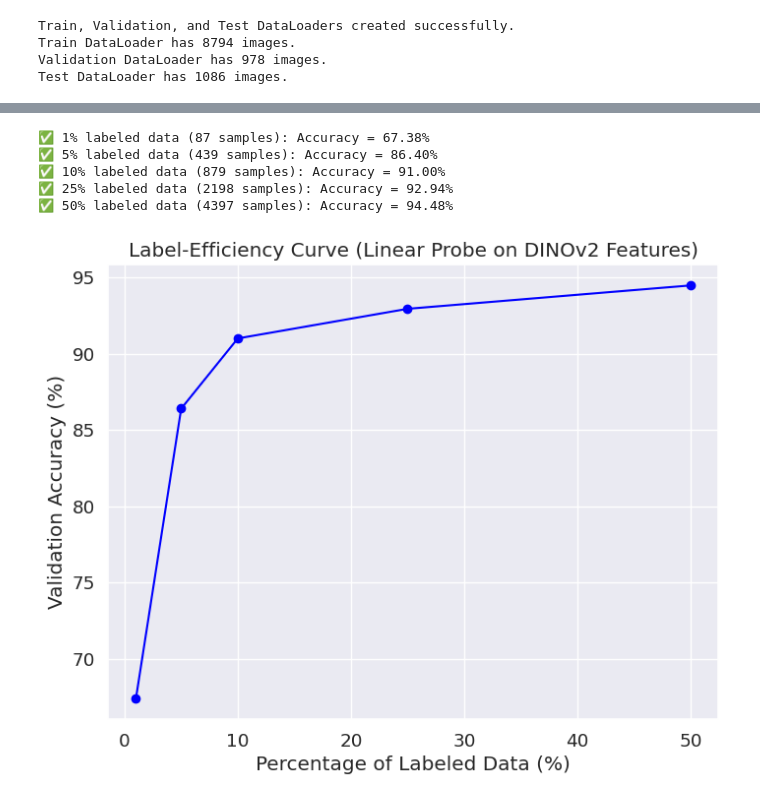
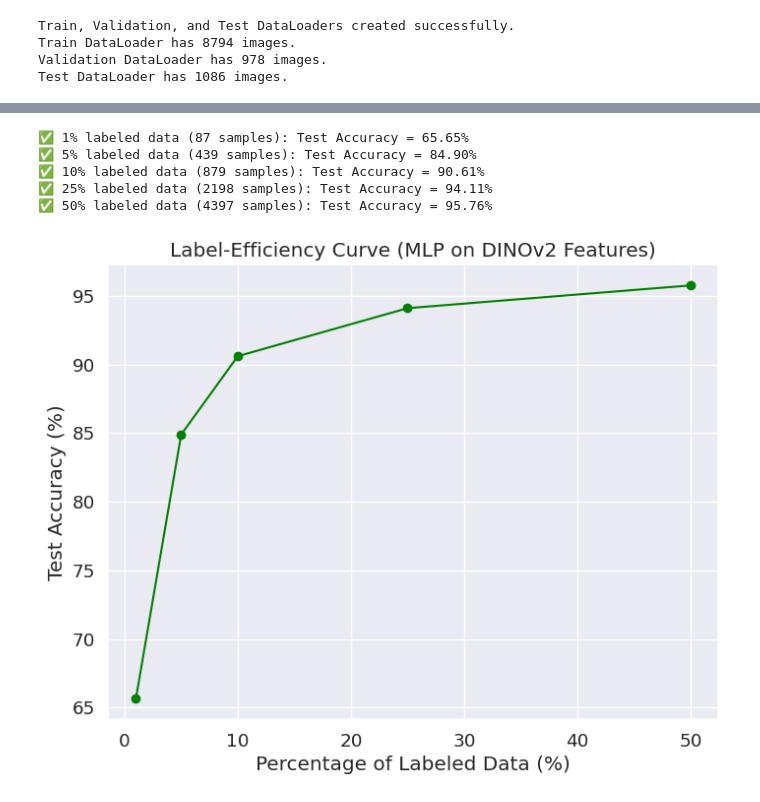
Before and after one commit to Irfan-Riyad/CSE475, a Jupyter notebook: Code/SSL Models/dinov2-ssl-model.ipynb, the cells around one changed output, grey strips where cells are left out. Drawn from its saved outputs; the diff is of its cells as text; code cells hidden in the pictures.

```diff
--- a/Code/SSL Models/dinov2-ssl-model.ipynb
+++ b/Code/SSL Models/dinov2-ssl-model.ipynb
@@ -1088,20 +897,20 @@ from sklearn.neighbors import KNeighborsClassifier
 from sklearn.metrics import accuracy_score
 
 # ------------------------------
-# 1️⃣ Define k values
+# 1. Define k values
 # ------------------------------
 k_values = [1, 5, 20]
 
 # ------------------------------
-# 2️⃣ Evaluate k-NN for each k
+# 2. Evaluate k-NN for each k
 # ------------------------------
 for k in k_values:
-    knn = KNeighborsClassifier(n_neighbors=k, metric='cosine')  # cosine distance works well for embeddings
+    knn = KNeighborsClassifier(n_neighbors=k, metric='cosine')  # cosine works well for embeddings
     knn.fit(train_X, train_y)
 
-    # Predict on validation set
-    val_preds = knn.predict(val_X)
-    acc = accuracy_score(val_y, val_preds)
+    # Predict on TEST set
+    test_preds = knn.predict(test_X)
+    acc = accuracy_score(test_y, test_preds)
 
-    print(f"🔹 k = {k}: Validation Accuracy = {acc * 100:.2f}%")
+    print(f"k = {k}: Test Accuracy = {acc * 100:.2f}%")
 # %% [output]
@@ -1111,59 +920,61 @@ for k in k_values:
 # %%
 import numpy as np
 import matplotlib.pyplot as plt
-from sklearn.linear_model import LogisticRegression
 from sklearn.metrics import accuracy_score
 
 # ------------------------------
-# 1️⃣ Define labeled fractions
+# 1. Define labeled fractions
 # ------------------------------
 fractions = [0.01, 0.05, 0.10, 0.25, 0.50]  # 1%, 5%, 10%, 25%, 50%
 n_train = train_X.shape[0]
 
-linear_probe_accuracies = []
+mlp_accuracies = []
 
 # ------------------------------
-# 2️⃣ Train linear probes with subsets
+# 2. Train MLP on subsets
 # ------------------------------
 for frac in fractions:
     n_samples = max(1, int(n_train * frac))  # at least 1 sample
     np.random.seed(42)
     indices = np.random.choice(n_train, n_samples, replace=False)
 
     X_subset = train_X[indices]
     y_subset = train_y[indices]
 
-    # Linear classifier (logistic regression)
-    clf = LogisticRegression(
-        multi_class='multinomial',
-        solver='lbfgs',
+    # MLP classifier
+    mlp_subset = MLPClassifier(
+        hidden_layer_sizes=(1024, 512, 256),
+        activation='relu',
+        solver='adam',
+        learning_rate_init=0.0001,
         max_iter=1000,
-        random_state=42
+        random_state=42,
+        verbose=False
     )
 
-    clf.fit(X_subset, y_subset)
+    mlp_subset.fit(X_subset, y_subset)
 
-    # Evaluate on validation set
-    val_preds = clf.predict(val_X)
-    acc = accuracy_score(val_y, val_preds)
+    # Evaluate on test set
+    test_preds = mlp_subset.predict(test_X)
+    acc = accuracy_score(test_y, test_preds)
 
-    linear_probe_accuracies.append(acc)
-    print(f"✅ {frac*100:.0f}% labeled data ({n_samples} samples): Accuracy = {acc*100:.2f}%")
+    mlp_accuracies.append(acc)
+    print(f"✅ {frac*100:.0f}% labeled data ({n_samples} samples): Test Accuracy = {acc*100:.2f}%")
 
 # ------------------------------
-# 3️⃣ Plot Label-Efficiency Curve
+# 3. Plot Label-Efficiency Curve
 # ------------------------------
 plt.figure(figsize=(8,6))
-plt.plot([f*100 for f in fractions], [a*100 for a in linear_probe_accuracies], marker='o', color='blue')
+plt.plot([f*100 for f in fractions], [a*100 for a in mlp_accuracies], marker='o', color='green')
 plt.xlabel("Percentage of Labeled Data (%)")
-plt.ylabel("Validation Accuracy (%)")
-plt.title("Label-Efficiency Curve (Linear Probe on DINOv2 Features)")
+plt.ylabel("Test Accuracy (%)")
+plt.title("Label-Efficiency Curve (MLP on DINOv2 Features)")
 plt.grid(True)
 plt.show()
 # %% [output]
-✅ 1% labeled data (87 samples): Accuracy = 67.38%
-✅ 5% labeled data (439 samples): Accuracy = 86.40%
-✅ 10% labeled data (879 samples): Accuracy = 91.00%
-✅ 25% labeled data (2198 samples): Accuracy = 92.94%
-✅ 50% labeled data (4397 samples): Accuracy = 94.48%
+✅ 1% labeled data (87 samples): Test Accuracy = 65.65%
+✅ 5% labeled data (439 samples): Test Accuracy = 84.90%
+✅ 10% labeled data (879 samples): Test Accuracy = 90.61%
+✅ 25% labeled data (2198 samples): Test Accuracy = 94.11%
+✅ 50% labeled data (4397 samples): Test Accuracy = 95.76%
-[figure, old version]
+[figure, new version]
```
Also changed, not shown: parts of 8 cells of this notebook.
